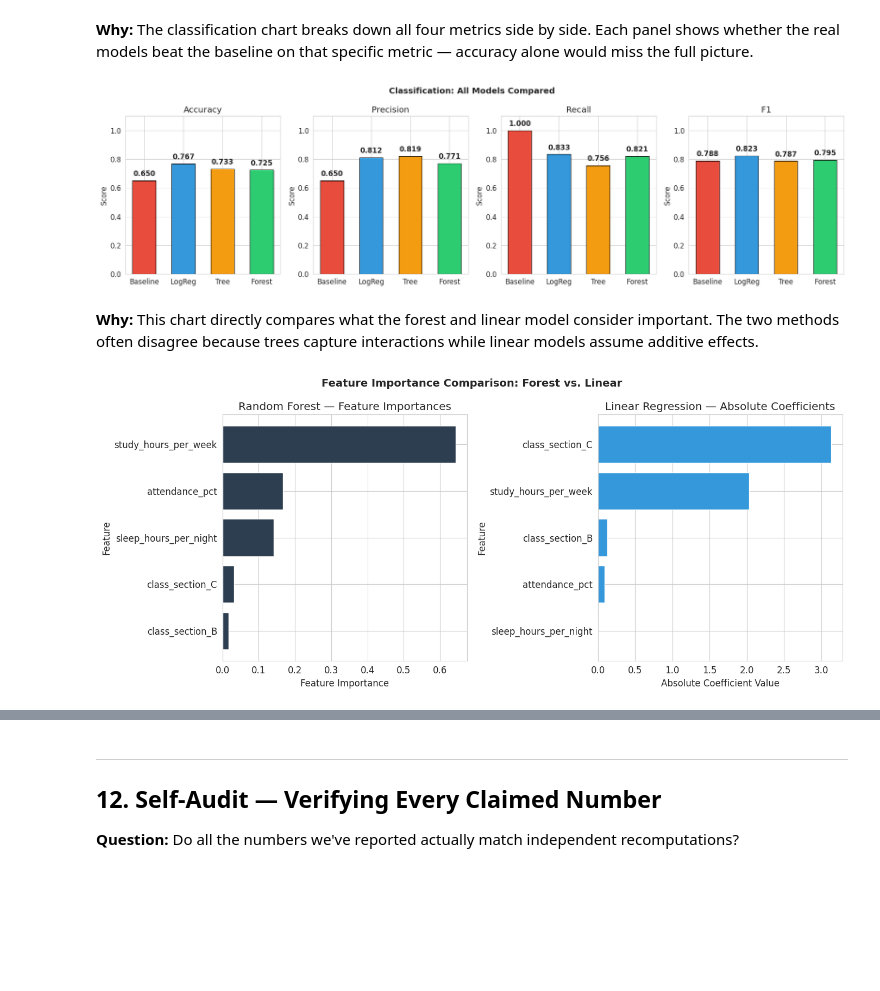
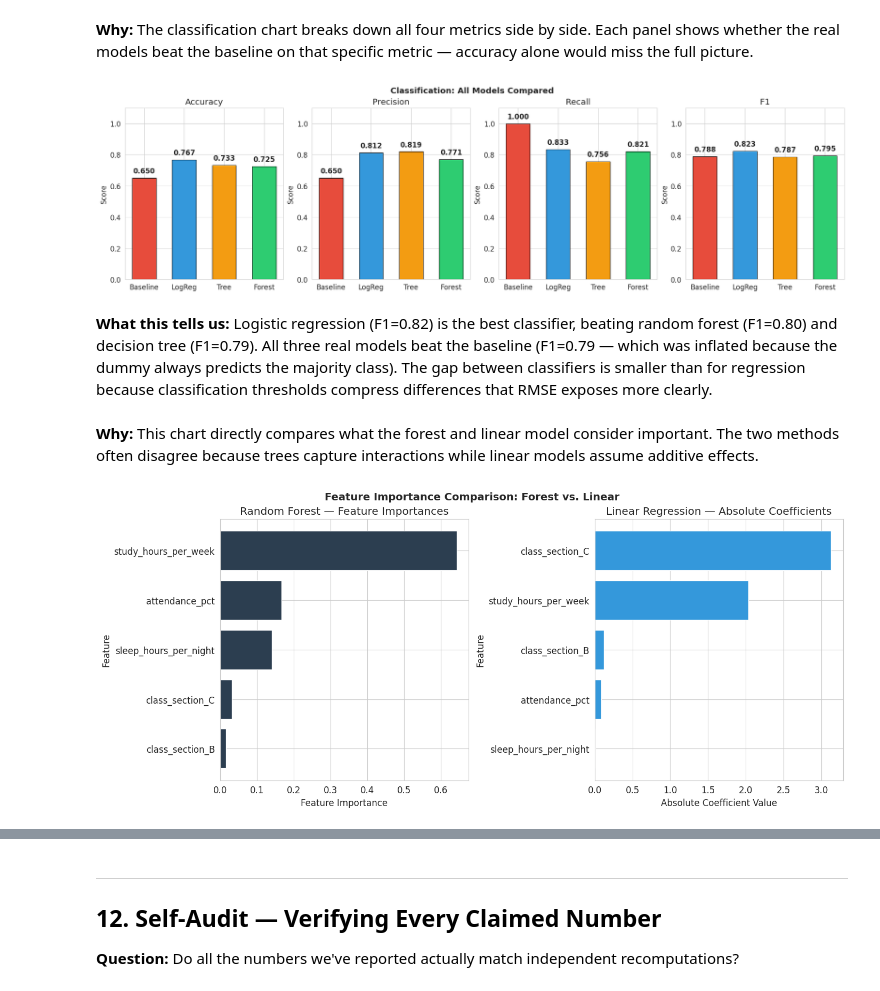
Before and after one commit to memoona-zahur/Iterate-Diagnose-Defend_Stronger-Models_Error-Analysis_and_Calibration, a Jupyter notebook: ml_pipeline.ipynb, the cells around one changed output, grey strips where cells are left out. Drawn from its saved outputs; the diff is of its cells as text; code cells hidden in the pictures; blank space fills up the shorter version.

Commit message:
fix: remove redundant tight_layout (all 3 charts), add 'What this tells us' after all charts (5/5 pattern)

```diff
--- a/ml_pipeline.ipynb
+++ b/ml_pipeline.ipynb
@@ -828,34 +829,34 @@ for ax, metric, base, log, tree, rf in zip(axes, metrics, baseline_vals, logreg_
                 f"{val:.3f}", ha="center", va="bottom", fontweight="bold")
 
 plt.suptitle("Classification: All Models Compared", fontsize=14, fontweight="bold")
-plt.tight_layout()
 plt.savefig(f"{CHARTS_DIR}/chart_classification_all_models.png", dpi=150, bbox_inches="tight")
 plt.show()
 # %% [output]
-[figure, old version]
+[figure, new version]
+# %% [markdown]
+**What this tells us:** Logistic regression (F1=0.82) is the best classifier, beating random forest (F1=0.80) and decision tree (F1=0.79). All three real models beat the baseline (F1=0.79 — which was inflated because the dummy always predicts the majority class). The gap between classifiers is smaller than for regression because classification thresholds compress differences that RMSE exposes more clearly.
 # %% [markdown]
 **Why:** This chart directly compares what the forest and linear model consider important. The two methods often disagree because trees capture interactions while linear models assume additive effects.
 # %%
 # Feature importance vs coefficient chart
 fig, axes = plt.subplots(1, 2, figsize=(14, 6), layout="constrained")
 
 # Random forest feature importance
 imp_sorted = importances.sort_values("Importance", ascending=True)
 axes[0].barh(imp_sorted["Feature"], imp_sorted["Importance"], color="#2c3e50")
 axes[0].set_xlabel("Feature Importance")
 axes[0].set_ylabel("Feature")
 axes[0].set_title("Random Forest — Feature Importances")
 
 # Linear regression coefficients (absolute)
 abs_sorted = abs_coeff.sort_values("Abs_Coefficient", ascending=True)
 axes[1].barh(abs_sorted["Feature"], abs_sorted["Abs_Coefficient"], color="#3498db")
 axes[1].set_xlabel("Absolute Coefficient Value")
 axes[1].set_ylabel("Feature")
 axes[1].set_title("Linear Regression — Absolute Coefficients")
 
 plt.suptitle("Feature Importance Comparison: Forest vs. Linear", fontsize=14, fontweight="bold")
-plt.tight_layout()
 plt.savefig(f"{CHARTS_DIR}/chart_feature_comparison.png", dpi=150, bbox_inches="tight")
 plt.show()
 # %% [output]
-[figure, old version]
+[figure, new version]
```
Also changed, not shown: parts of 3 cells of this notebook.
